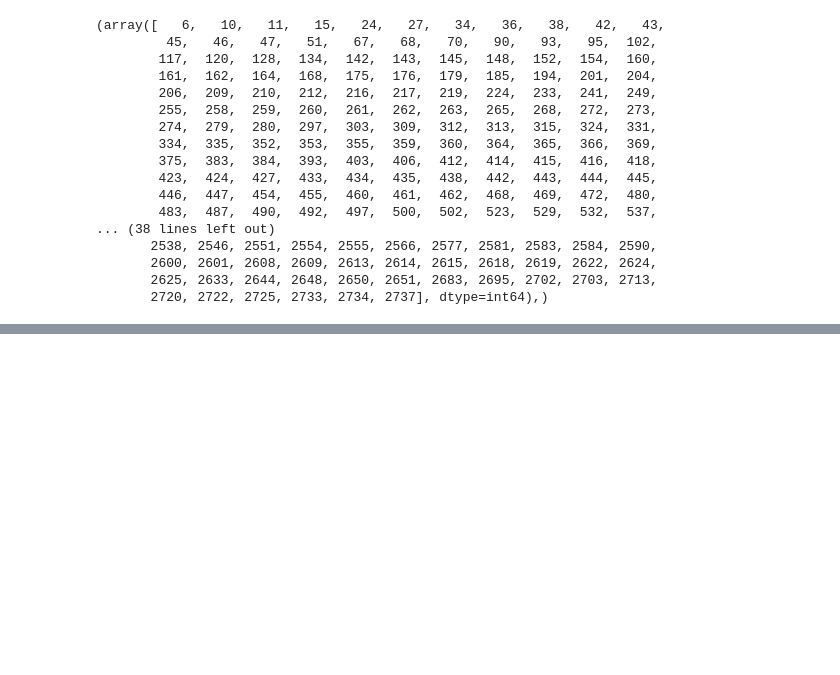
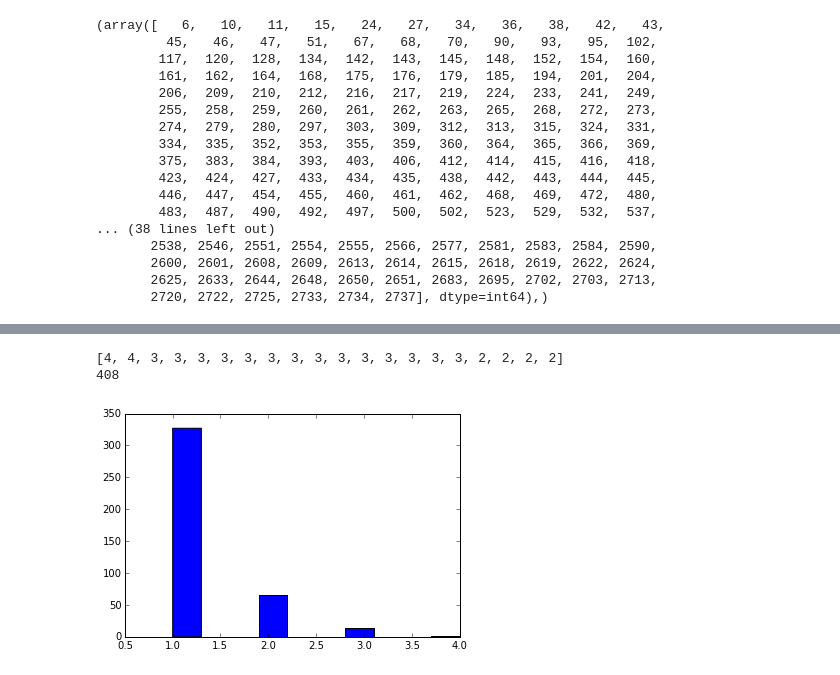
Before and after one commit to mzw4/jyupitertime, a Jupyter notebook: comp1/CS 5786 Comp 1 - JAC.ipynb, the cells around one changed output, grey strips where cells are left out. Drawn from its saved outputs; the diff is of its cells as text; code cells hidden in the pictures; blank space fills up the shorter version.

```diff
--- a/comp1/CS 5786 Comp 1 - JAC.ipynb
+++ b/comp1/CS 5786 Comp 1 - JAC.ipynb
@@ -1269,0 +1483,20 @@ print np.where(speech_graph[2])
+# %%
+def create_counter(n_docs):
+    docs_counter = collections.defaultdict(int)
+
+    for k in inverted_index:
+        v = inverted_index[k]
+        if len(v) == n_docs:
+            docs_counter[str(sorted(v))] += 1
+    return docs_counter
+
+counter_2 = create_counter(13)
+counter_2_values = counter_2.values()
+plt.hist(counter_2_values)
+counter_2_values.sort(reverse=True)
+print counter_2_values[:20]
+print len(counter_2_values)
+# %% [output]
+[4, 4, 3, 3, 3, 3, 3, 3, 3, 3, 3, 3, 3, 3, 3, 3, 2, 2, 2, 2]
+408
+[figure, added]
```
Also changed, not shown: parts of 38 cells of this notebook.
